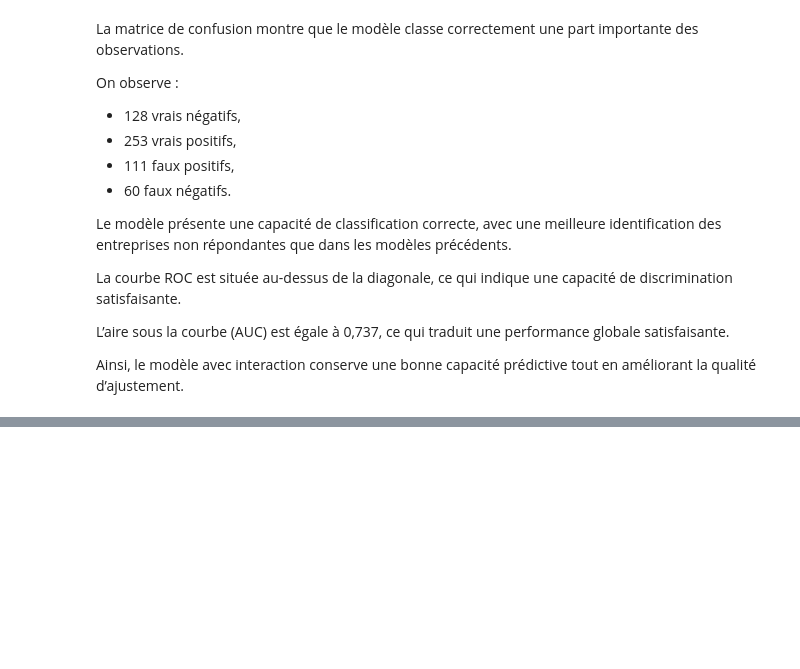
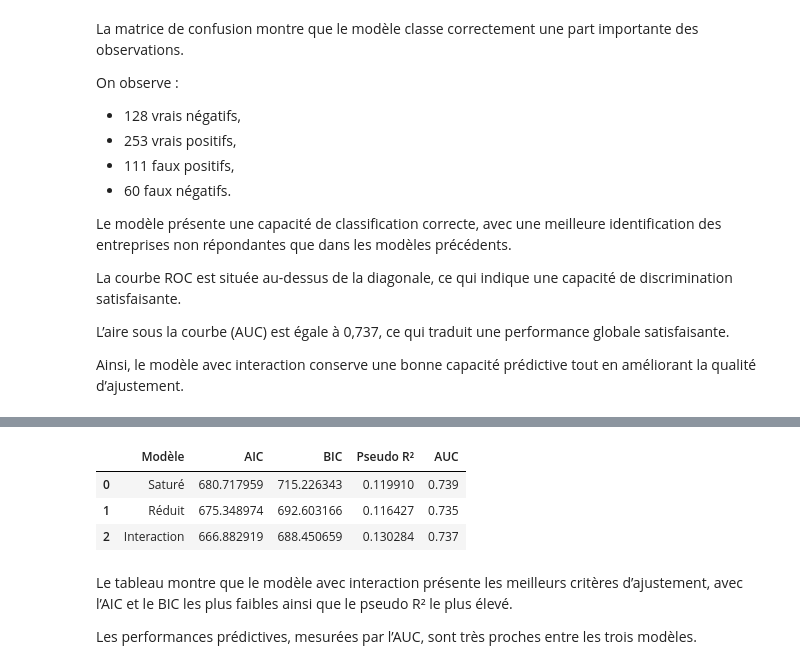
Before and after one commit to BEN-Muhammad/cdp-project, a Jupyter notebook: notebooks/partie2_CDP.ipynb, the cells around one changed output, grey strips where cells are left out. Saved outputs shown, nothing was run; the diff lists cells and outputs as text; code cells hidden in the pictures; blank space fills up the shorter version.

```diff
--- a/notebooks/partie2_CDP.ipynb
+++ b/notebooks/partie2_CDP.ipynb
@@ -1138,0 +1356,21 @@ Ainsi, le modèle avec interaction conserve une bonne capacité prédictive tout
+# %%
+
+
+comparison = pd.DataFrame({
+    "Modèle": ["Saturé", "Réduit", "Interaction"],
+    "AIC": [model_full.aic, model_reduced.aic, model_inter.aic],
+    "BIC": [model_full.bic, model_reduced.bic, model_inter.bic],
+    "Pseudo R²": [model_full.prsquared, model_reduced.prsquared, model_inter.prsquared],
+    "AUC": [0.739, 0.735, 0.737]
+})
+
+comparison
+# %% [output]
+|  | Modèle | AIC | BIC | Pseudo R² | AUC |
+| 0 | Saturé | 680.717959 | 715.226343 | 0.119910 | 0.739 |
+| 1 | Réduit | 675.348974 | 692.603166 | 0.116427 | 0.735 |
+| 2 | Interaction | 666.882919 | 688.450659 | 0.130284 | 0.737 |
+# %% [markdown]
+Le tableau montre que le modèle avec interaction présente les meilleurs critères d’ajustement, avec l’AIC et le BIC les plus faibles ainsi que le pseudo R² le plus élevé.
+
+Les performances prédictives, mesurées par l’AUC, sont très proches entre les trois modèles.
```
Also changed, not shown: parts of 31 cells of this notebook, 1 other file.
